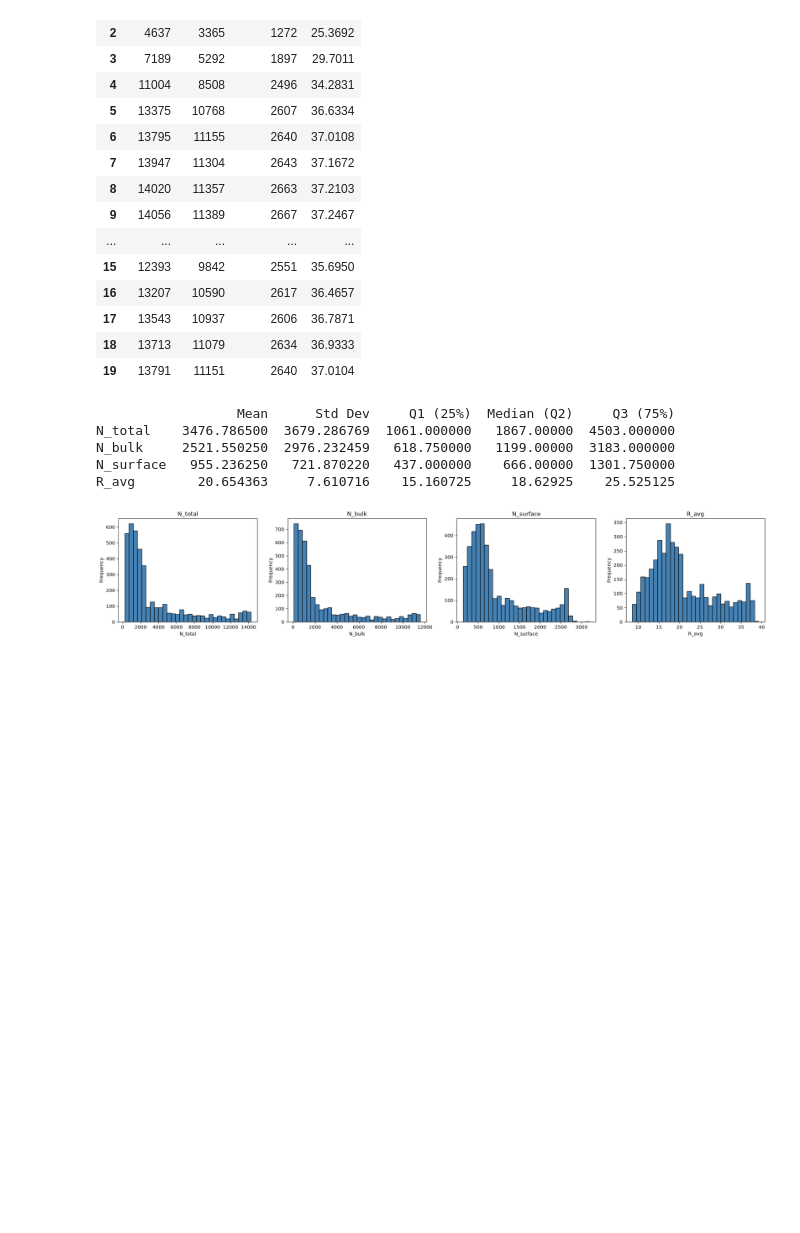
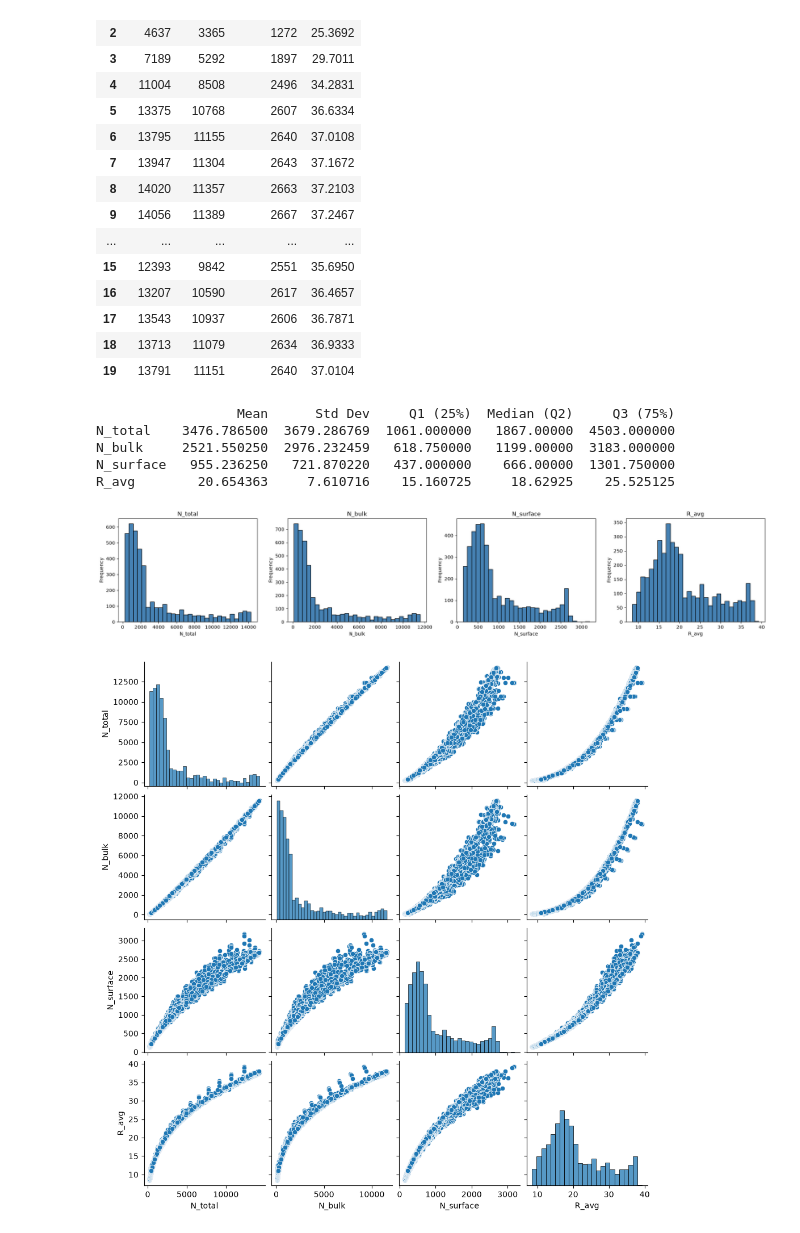
Before and after one commit to niRmana11/SE4050-DL-Lab1, a Jupyter notebook: task2_au_nanoparticle.ipynb, the cells around one changed output. Saved outputs shown, nothing was run; the diff lists cells and outputs as text; code cells hidden in the pictures; blank space fills up the shorter version.

Commit message:
feat(task2): add seaborn pairplot for feature relationships

```diff
--- a/task2_au_nanoparticle.ipynb
+++ b/task2_au_nanoparticle.ipynb
@@ -53,3 +53,8 @@ plt.tight_layout()
 plt.show()
 # %% [output]
 [figure]
+# %%
+sns.pairplot(new_df)
+plt.show()
+# %% [output]
+[figure, added]
```
